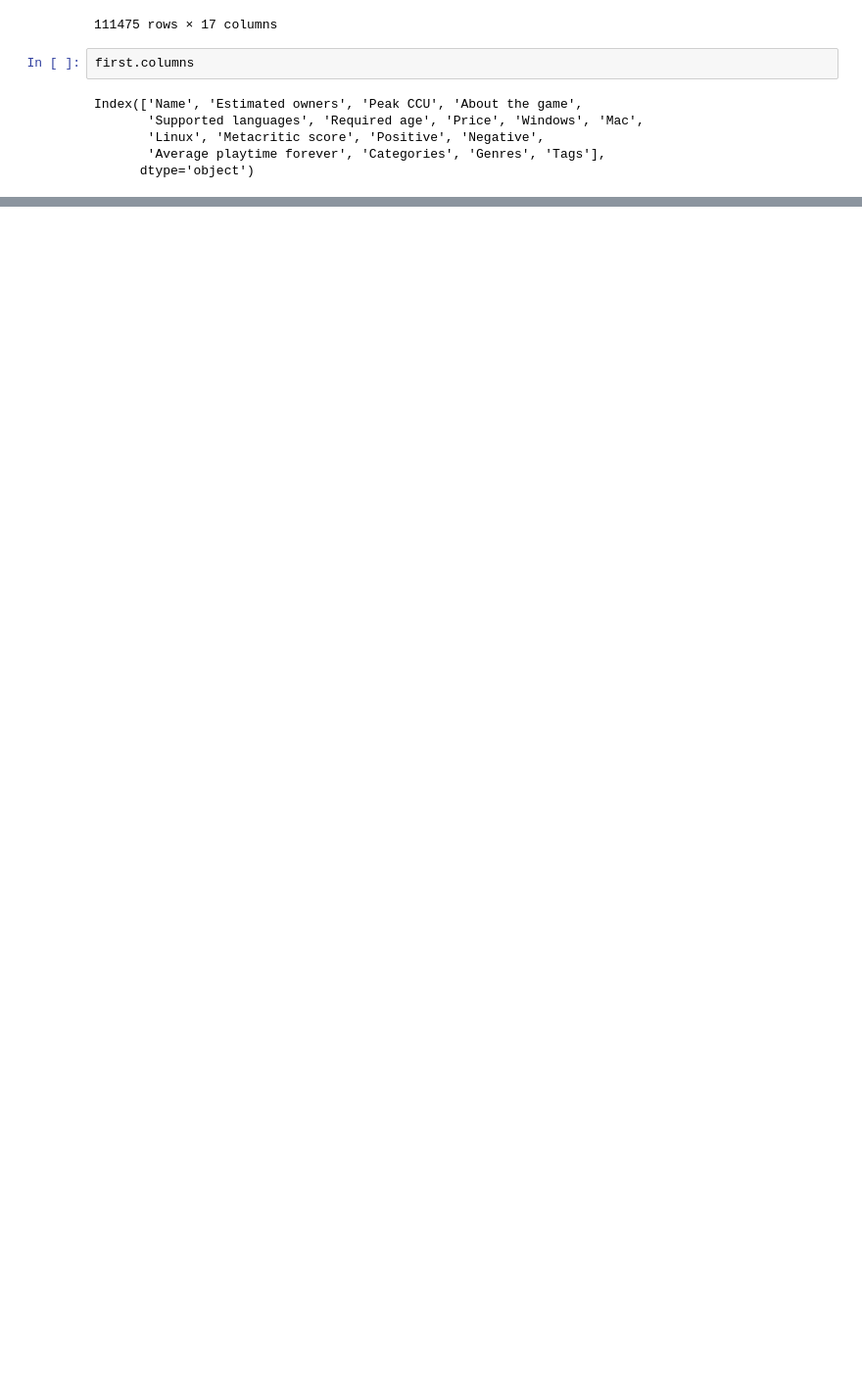
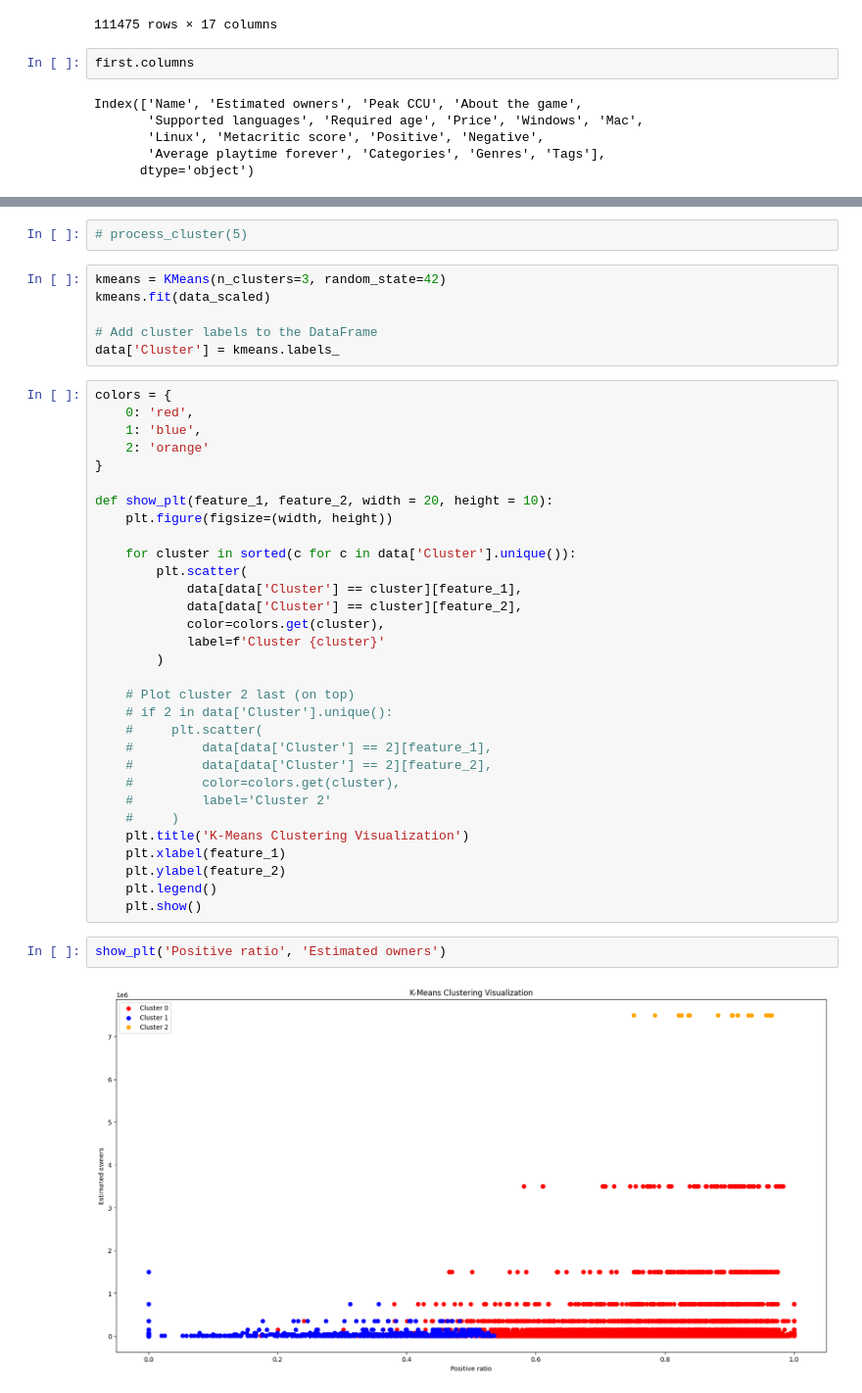
Before and after one commit to DhaniAM/k-means-clustering-TA, a Jupyter notebook: Analisa.ipynb, the cells around one changed output, grey strips where cells are left out. Shown at 98% size. Saved outputs shown, nothing was run; the diff lists cells and outputs as text; blank space fills up the shorter version.

```diff
--- a/Analisa.ipynb
+++ b/Analisa.ipynb
@@ -264,0 +285,43 @@ process_cluster(5)
+# %%
+# process_cluster(5)
+# %%
+kmeans = KMeans(n_clusters=3, random_state=42)
+kmeans.fit(data_scaled)
+
+# Add cluster labels to the DataFrame
+data['Cluster'] = kmeans.labels_
+# %%
+colors = {
+    0: 'red',
+    1: 'blue',
+    2: 'orange'
+}
+
+def show_plt(feature_1, feature_2, width = 20, height = 10):
+    plt.figure(figsize=(width, height))
+
+    for cluster in sorted(c for c in data['Cluster'].unique()):
+        plt.scatter(
+            data[data['Cluster'] == cluster][feature_1],
+            data[data['Cluster'] == cluster][feature_2],
+            color=colors.get(cluster),
+            label=f'Cluster {cluster}'
+        )
+
+    # Plot cluster 2 last (on top)
+    # if 2 in data['Cluster'].unique():
+    #     plt.scatter(
+    #         data[data['Cluster'] == 2][feature_1],
+    #         data[data['Cluster'] == 2][feature_2],
+    #         color=colors.get(cluster),
+    #         label='Cluster 2'
+    #     )
+    plt.title('K-Means Clustering Visualization')
+    plt.xlabel(feature_1)
+    plt.ylabel(feature_2)
+    plt.legend()
+    plt.show()
+# %%
+show_plt('Positive ratio', 'Estimated owners')
+# %% [output]
+[figure, added]
```
Also changed, not shown: parts of 24 cells of this notebook.
